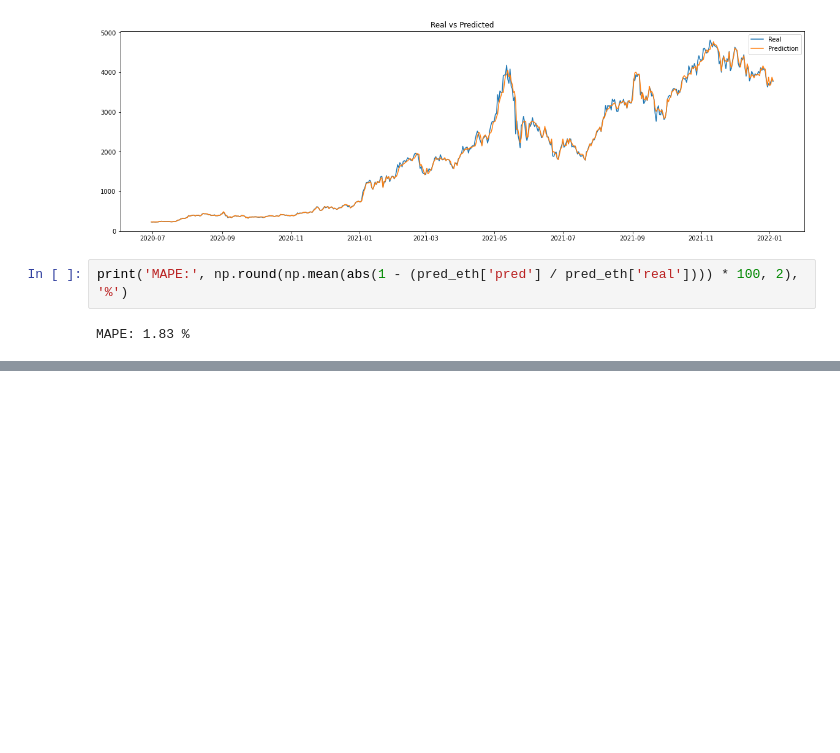
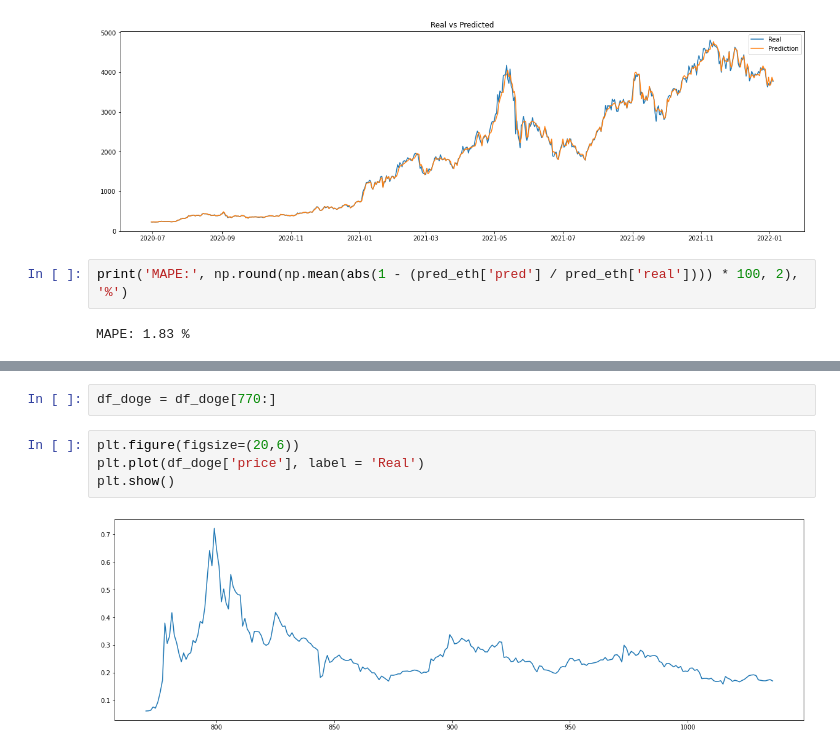
Before and after one commit to nabebako/Crypto-Price-Prediction-Model, a Jupyter notebook: knn-regression.ipynb, the cells around one changed output, grey strips where cells are left out. Drawn from its saved outputs; the diff is of its cells as text; blank space fills up the shorter version.

```diff
--- a/knn-regression.ipynb
+++ b/knn-regression.ipynb
@@ -182,0 +228,8 @@ MAPE: 1.83 %
+# %%
+df_doge = df_doge[770:]
+# %%
+plt.figure(figsize=(20,6))
+plt.plot(df_doge['price'], label = 'Real')
+plt.show()
+# %% [output]
+[figure, added]
```
Also changed, not shown: parts of 13 cells of this notebook.
